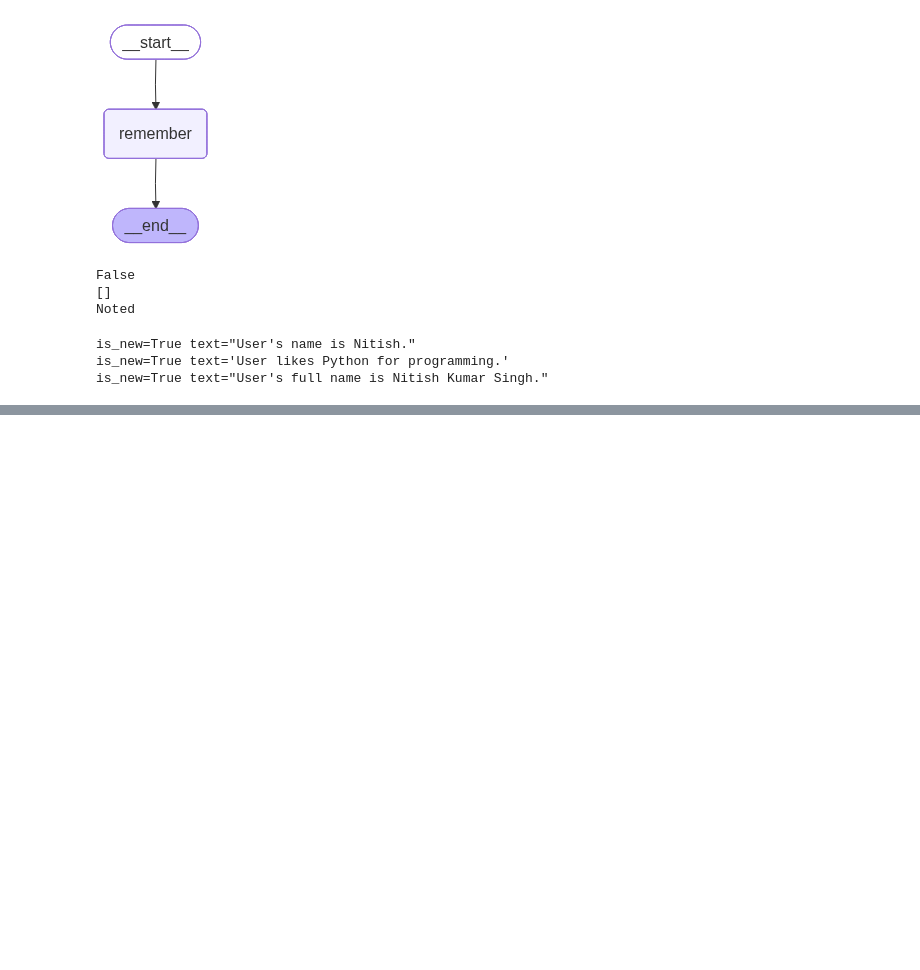
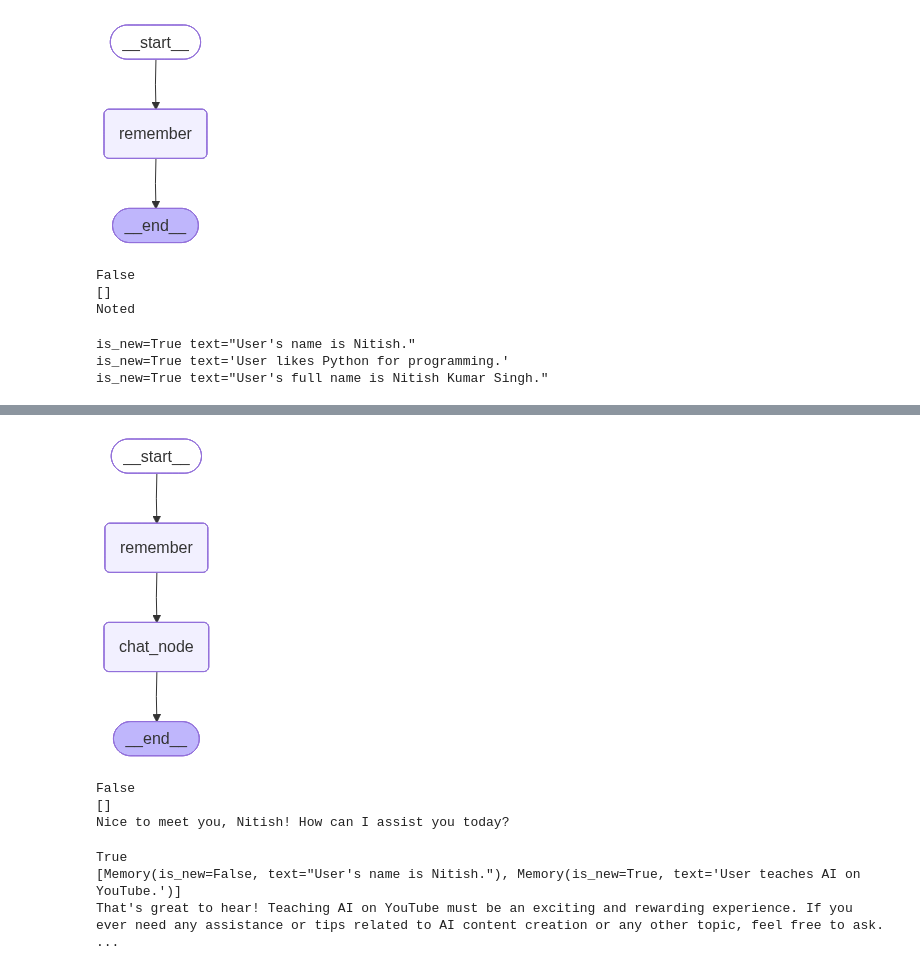
Before and after one commit to jay-kanakia/memory_in_llm, a Jupyter notebook: 7_ltm_implementation.ipynb, the cells around one changed output, grey strips where cells are left out. Saved outputs shown, nothing was run; the diff lists cells and outputs as text; code cells hidden in the pictures; blank space fills up the shorter version.

Commit message:
ltm in memory completed

```diff
--- a/7_ltm_implementation.ipynb
+++ b/7_ltm_implementation.ipynb
@@ -328,0 +344,20 @@ is_new=True text="User's full name is Nitish Kumar Singh."
+# %%
+load_dotenv()
+store = InMemoryStore()
+model = ChatOpenAI()
+# %%
+class Memory(BaseModel):
+
+    is_new : bool = Field(description = "True or False")
+    text: str = Field(description="Atomic user memory as a short sentence")
+# %%
+class Decision(BaseModel,):
+
+    should_store : bool = Field(description="True or False")
+    memories : List[Memory] = Field(default_factory=list,description="Atomic user memories to store")
+
+parser = PydanticOutputParser(pydantic_object=Decision)
+# %%
+class ChatState(TypedDict):
+
+    messages : Annotated[List[BaseMessage],add_messages]
@@ -328,0 +463,35 @@ is_new=True text="User's full name is Nitish Kumar Singh."
+# %%
+graph = StateGraph(ChatState)
+
+graph.add_node('remember',remember)
+graph.add_node('chat_node',chat_node)
+
+graph.add_edge(START,'remember')
+graph.add_edge('remember','chat_node')
+graph.add_edge('chat_node',END)
+
+chatbot = graph.compile(store=store)
+
+chatbot
+# %% [output]
+[figure, added]
+# %%
+config = {'configurable':{'user_id':'u1'}}
+
+response = chatbot.invoke({'messages':[HumanMessage(content='Hii,my name is Nitish')]},config=config)
+
+print(response['messages'][-1].content)
+# %% [output]
+False
+[]
+Nice to meet you, Nitish! How can I assist you today?
+# %%
+config = {'configurable':{'user_id':'u1'}}
+
+response = chatbot.invoke({'messages':[HumanMessage(content='I teach AI on YouTube')]},config=config)
+
+print(response['messages'][-1].content)
+# %% [output]
+True
+[Memory(is_new=False, text="User's name is Nitish."), Memory(is_new=True, text='User teaches AI on YouTube.')]
+That's great to hear! Teaching AI on YouTube must be an exciting and rewarding experience. If you ever need any assistance or tips related to AI content creation or any other topic, feel free to ask.  ...
```
Also changed, not shown: parts of 6 cells of this notebook, 1 other file.
